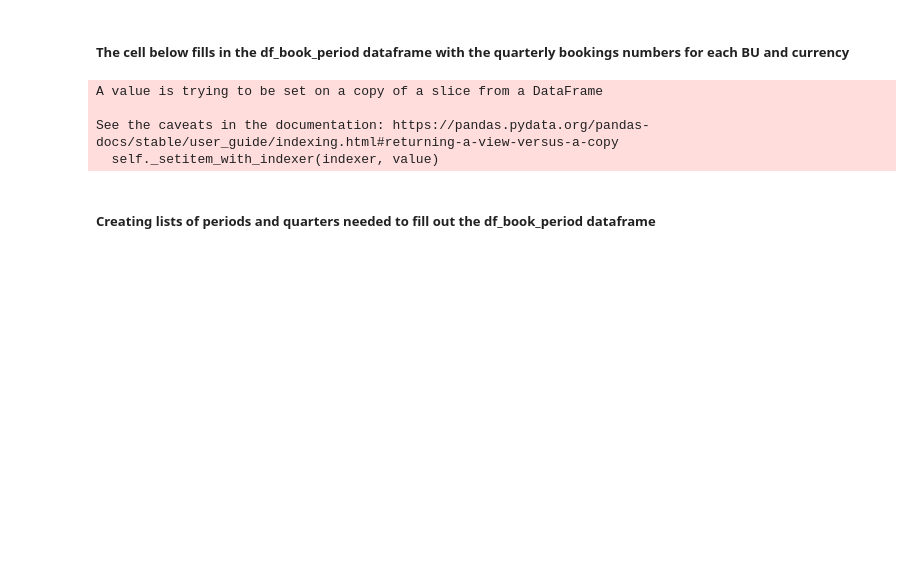
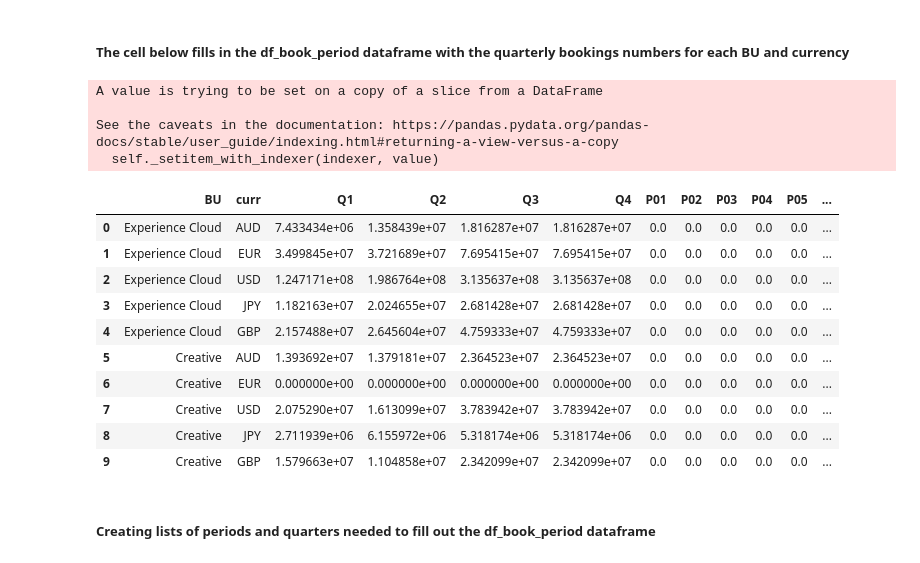
Before and after one commit to davidjsmith44/Deferred_Revenue_Forecast, a Jupyter notebook: notebooks/deferred_revenue_forecast.ipynb, the cells around one changed output. Saved outputs shown, nothing was run; the diff lists cells and outputs as text; code cells hidden in the pictures; blank space fills up the shorter version.

```diff
--- a/notebooks/deferred_revenue_forecast.ipynb
+++ b/notebooks/deferred_revenue_forecast.ipynb
@@ -1216,9 +1260,21 @@ A value is trying to be set on a copy of a slice from a DataFrame
 See the caveats in the documentation: https://pandas.pydata.org/pandas-docs/stable/user_guide/indexing.html#returning-a-view-versus-a-copy
   self._setitem_with_indexer(indexer, value)
 # %%
-#df_book_period.head(10)
+df_book_period.head(10)
 #df_book_period.sample(10)
 #df_book_period.tail(10)
+# %% [output]
+|  | BU | curr | Q1 | Q2 | Q3 | Q4 | P01 | P02 | P03 | P04 | P05 | ... |
+| 0 | Experience Cloud | AUD | 7.433434e+06 | 1.358439e+07 | 1.816287e+07 | 1.816287e+07 | 0.0 | 0.0 | 0.0 | 0.0 | 0.0 | ... |
+| 1 | Experience Cloud | EUR | 3.499845e+07 | 3.721689e+07 | 7.695415e+07 | 7.695415e+07 | 0.0 | 0.0 | 0.0 | 0.0 | 0.0 | ... |
+| 2 | Experience Cloud | USD | 1.247171e+08 | 1.986764e+08 | 3.135637e+08 | 3.135637e+08 | 0.0 | 0.0 | 0.0 | 0.0 | 0.0 | ... |
+| 3 | Experience Cloud | JPY | 1.182163e+07 | 2.024655e+07 | 2.681428e+07 | 2.681428e+07 | 0.0 | 0.0 | 0.0 | 0.0 | 0.0 | ... |
+| 4 | Experience Cloud | GBP | 2.157488e+07 | 2.645604e+07 | 4.759333e+07 | 4.759333e+07 | 0.0 | 0.0 | 0.0 | 0.0 | 0.0 | ... |
+| 5 | Creative | AUD | 1.393692e+07 | 1.379181e+07 | 2.364523e+07 | 2.364523e+07 | 0.0 | 0.0 | 0.0 | 0.0 | 0.0 | ... |
+| 6 | Creative | EUR | 0.000000e+00 | 0.000000e+00 | 0.000000e+00 | 0.000000e+00 | 0.0 | 0.0 | 0.0 | 0.0 | 0.0 | ... |
+| 7 | Creative | USD | 2.075290e+07 | 1.613099e+07 | 3.783942e+07 | 3.783942e+07 | 0.0 | 0.0 | 0.0 | 0.0 | 0.0 | ... |
+| 8 | Creative | JPY | 2.711939e+06 | 6.155972e+06 | 5.318174e+06 | 5.318174e+06 | 0.0 | 0.0 | 0.0 | 0.0 | 0.0 | ... |
+| 9 | Creative | GBP | 1.579663e+07 | 1.104858e+07 | 2.342099e+07 | 2.342099e+07 | 0.0 | 0.0 | 0.0 | 0.0 | 0.0 | ... |
 # %% [markdown]
 ##### Creating lists of periods and quarters needed to fill out the df_book_period dataframe
 # %%
```
Also changed, not shown: parts of 29 cells of this notebook.
